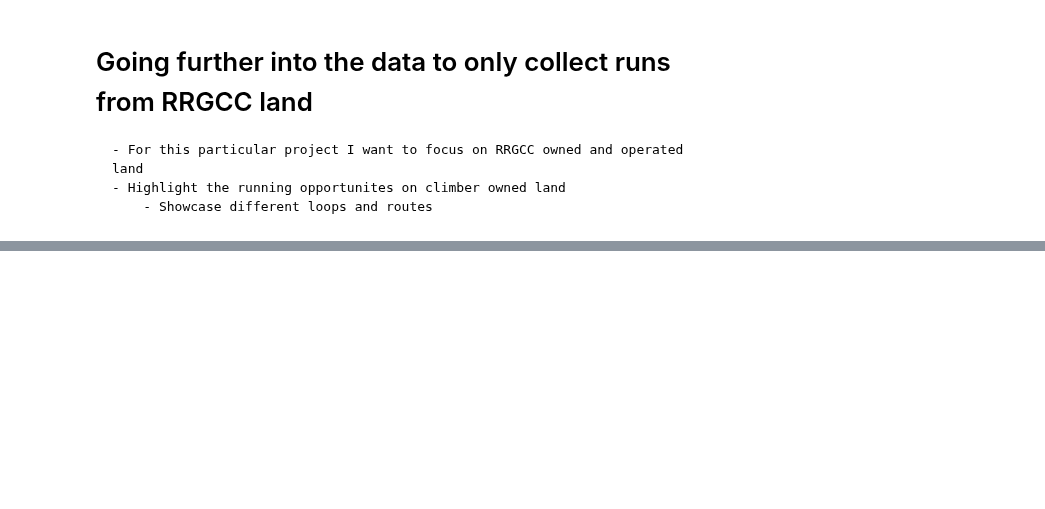
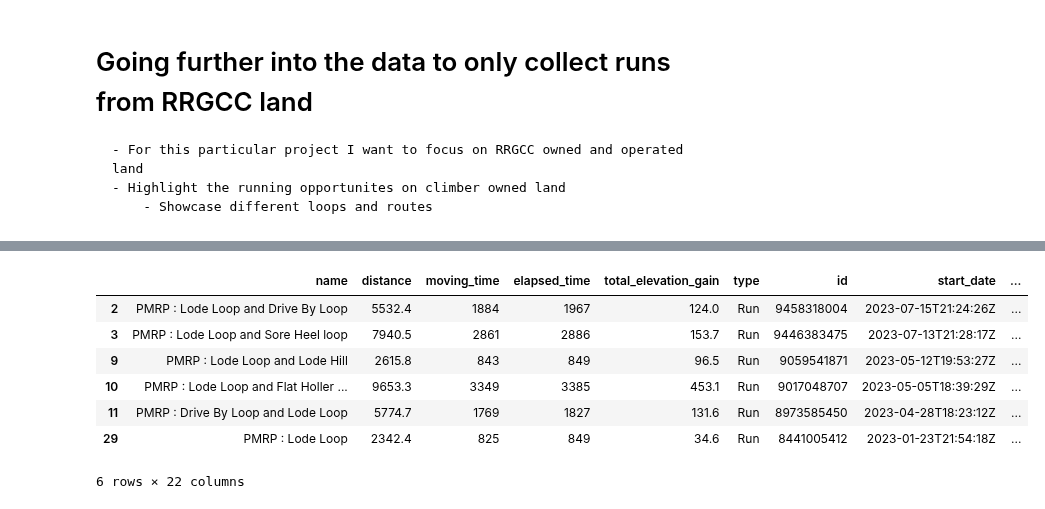
Before and after one commit to jsphotos205/strava, a Jupyter notebook: strava_api.ipynb, the cells around one changed output, grey strips where cells are left out. Cells and saved outputs as stored; diff of their text form; code cells hidden in the pictures; blank space fills up the shorter version.

```diff
--- a/strava_api.ipynb
+++ b/strava_api.ipynb
@@ -310,0 +328,13 @@ drive_by_loop_data.to_csv(drive_by_csv_path, index=False)
+# %%
+lode_loop = run_data[run_data['name'].str.contains(r'\bLode Loop\b')]
+# %%
+lode_loop
+# %% [output]
+|  | name | distance | moving_time | elapsed_time | total_elevation_gain | type | id | start_date | ... |
+| 2 | PMRP : Lode Loop and Drive By Loop | 5532.4 | 1884 | 1967 | 124.0 | Run | 9458318004 | 2023-07-15T21:24:26Z | ... |
+| 3 | PMRP : Lode Loop and Sore Heel loop | 7940.5 | 2861 | 2886 | 153.7 | Run | 9446383475 | 2023-07-13T21:28:17Z | ... |
+| 9 | PMRP : Lode Loop and Lode Hill | 2615.8 | 843 | 849 | 96.5 | Run | 9059541871 | 2023-05-12T19:53:27Z | ... |
+| 10 | PMRP : Lode Loop and Flat Holler ... | 9653.3 | 3349 | 3385 | 453.1 | Run | 9017048707 | 2023-05-05T18:39:29Z | ... |
+| 11 | PMRP : Drive By Loop and Lode Loop | 5774.7 | 1769 | 1827 | 131.6 | Run | 8973585450 | 2023-04-28T18:23:12Z | ... |
+| 29 | PMRP : Lode Loop | 2342.4 | 825 | 849 | 34.6 | Run | 8441005412 | 2023-01-23T21:54:18Z | ... |
+6 rows × 22 columns
```
Also changed, not shown: parts of 6 cells of this notebook, 6 other files.
